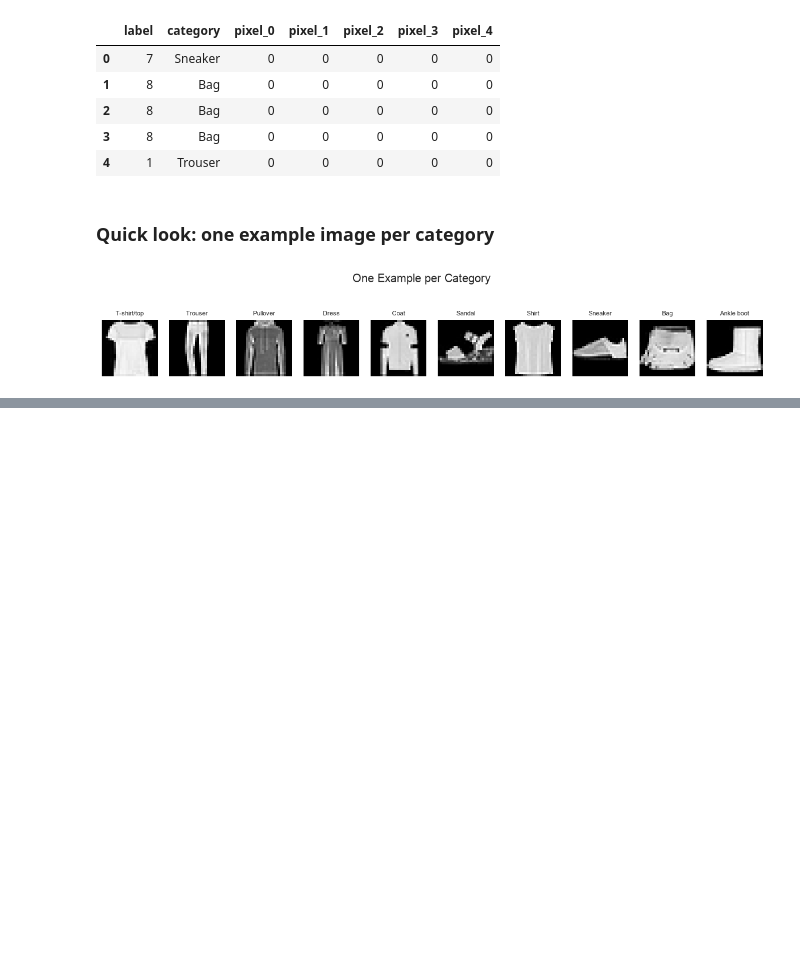
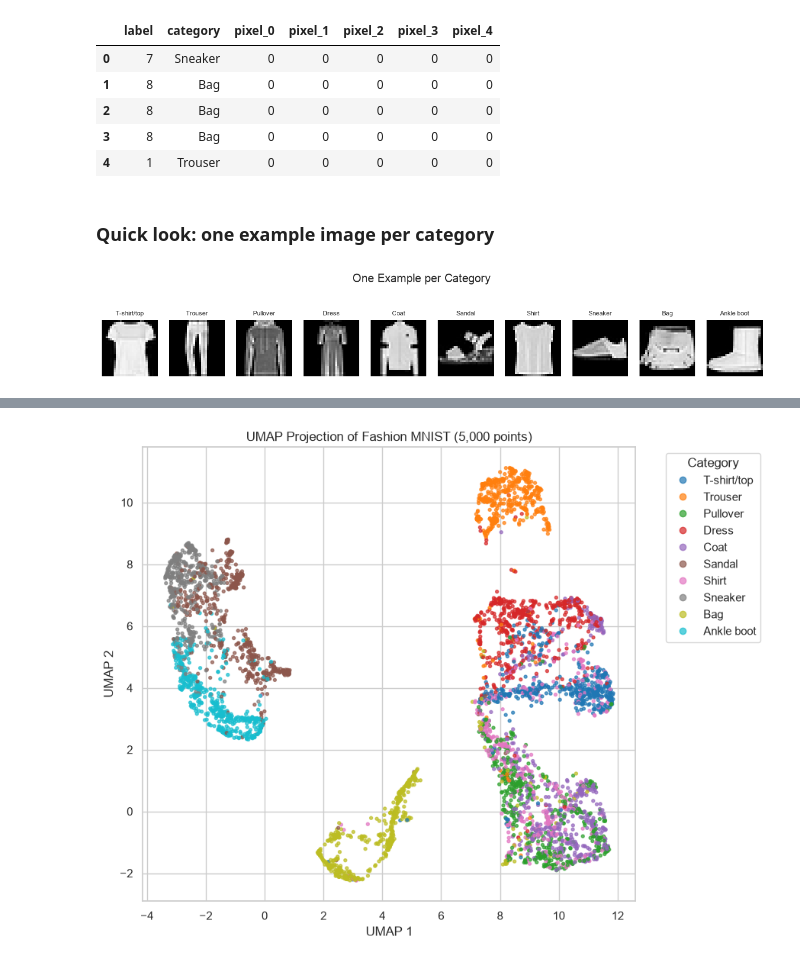
Before and after one commit to mbg615/CS-523, a Jupyter notebook: Assignment 2/Fashion_MNIST_Visualization_Examples.ipynb, the cells around one changed output, grey strips where cells are left out. Drawn from its saved outputs; the diff is of its cells as text; code cells hidden in the pictures; blank space fills up the shorter version.

```diff
--- a/Assignment 2/Fashion_MNIST_Visualization_Examples.ipynb
+++ b/Assignment 2/Fashion_MNIST_Visualization_Examples.ipynb
@@ -98,0 +126,16 @@ plt.show()
+# %%
+n_samples = 5000
+
+rng = np.random.default_rng(42)
+idx = rng.choice(len(X_train), size=n_samples, replace=False)
+
+X_sample = X_train[idx]
+y_sample = y_train[idx]
+
+pixel_cols = [f'pixel_{i}' for i in range(784)]
+df = pd.DataFrame(X_sample.reshape(n_samples, -1), columns=pixel_cols)
+df['label'] = y_sample
+df['category'] = df['label'].map(dict(enumerate(CLASS_NAMES)))
+
+print(df.shape)
+df[['label', 'category'] + pixel_cols[:5]].head()
@@ -98,0 +150,17 @@ plt.show()
+# %%
+X = df[pixel_cols].values
+y = df['label'].values
+
+reducer = umap.UMAP(n_components=2, random_state=42)
+X_umap = reducer.fit_transform(X)
+# %%
+plt.figure(figsize=(9, 7))
+scatter = plt.scatter(X_umap[:, 0], X_umap[:, 1], c=y, cmap='tab10', s=8, alpha=0.7)
+plt.legend(handles=scatter2.legend_elements()[0], labels=CLASS_NAMES, title="Category", bbox_to_anchor=(1.05, 1), loc='upper left')
+plt.title('UMAP Projection of Fashion MNIST (5,000 points)')
+plt.xlabel('UMAP 1')
+plt.ylabel('UMAP 2')
+plt.tight_layout()
+plt.show()
+# %% [output]
+[figure, added]
```
Also changed, not shown: parts of 22 cells of this notebook.
